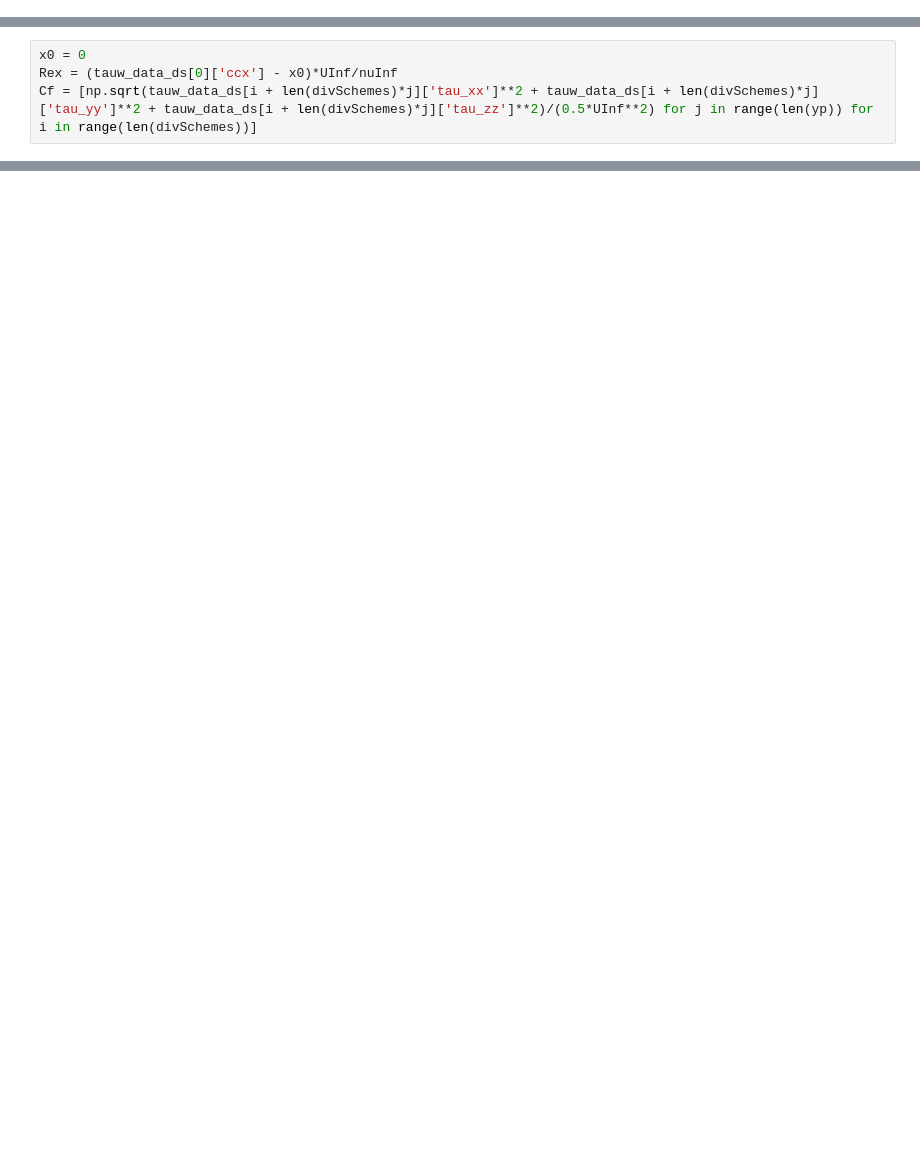
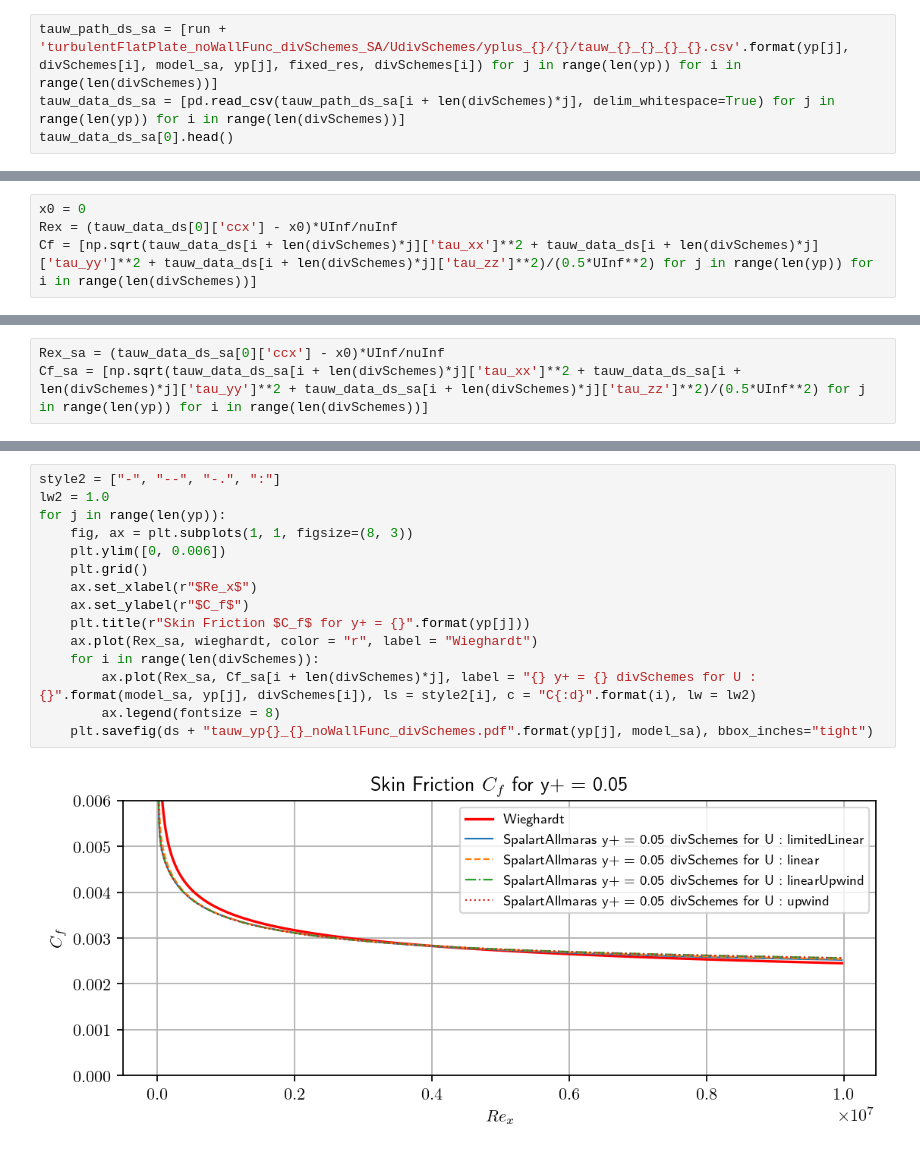
Before and after one commit to AndreWeiner/wall_modeling, a Jupyter notebook: notebooks/PlotCf_divSchemes.ipynb, the cells around one changed output, grey strips where cells are left out. Cells and saved outputs as stored; diff of their text form; blank space fills up the shorter version.

```diff
--- a/notebooks/PlotCf_divSchemes.ipynb
+++ b/notebooks/PlotCf_divSchemes.ipynb
@@ -57,0 +63,4 @@ tauw_data_ds[0].head()
+# %%
+tauw_path_ds_sa = [run + 'turbulentFlatPlate_noWallFunc_divSchemes_SA/UdivSchemes/yplus_{}/{}/tauw_{}_{}_{}_{}.csv'.format(yp[j], divSchemes[i], model_sa, yp[j], fixed_res, divSchemes[i]) for j in range(len(yp)) for i in range(len(divSchemes))]
+tauw_data_ds_sa = [pd.read_csv(tauw_path_ds_sa[i + len(divSchemes)*j], delim_whitespace=True) for j in range(len(yp)) for i in range(len(divSchemes))]
+tauw_data_ds_sa[0].head()
@@ -64 +84,4 @@ Cf = [np.sqrt(tauw_data_ds[i + len(divSchemes)*j]['tau_xx']**2 + tauw_data_ds[i
+# %%
+Rex_sa = (tauw_data_ds_sa[0]['ccx'] - x0)*UInf/nuInf
+Cf_sa = [np.sqrt(tauw_data_ds_sa[i + len(divSchemes)*j]['tau_xx']**2 + tauw_data_ds_sa[i + len(divSchemes)*j]['tau_yy']**2 + tauw_data_ds_sa[i + len(divSchemes)*j]['tau_zz']**2)/(0.5*UInf**2) for j in range(len(yp)) for i in range(len(divSchemes))]
 # %% [markdown]
@@ -95,0 +125,17 @@ for j in range(len(yp)):
+# %%
+style2 = ["-", "--", "-.", ":"]
+lw2 = 1.0
+for j in range(len(yp)):
+    fig, ax = plt.subplots(1, 1, figsize=(8, 3))
+    plt.ylim([0, 0.006])
+    plt.grid()
+    ax.set_xlabel(r"$Re_x$")
+    ax.set_ylabel(r"$C_f$")
+    plt.title(r"Skin Friction $C_f$ for y+ = {}".format(yp[j]))
+    ax.plot(Rex_sa, wieghardt, color = "r", label = "Wieghardt")
+    for i in range(len(divSchemes)):
+        ax.plot(Rex_sa, Cf_sa[i + len(divSchemes)*j], label = "{} y+ = {} divSchemes for U : {}".format(model_sa, yp[j], divSchemes[i]), ls = style2[i], c = "C{:d}".format(i), lw = lw2)
+        ax.legend(fontsize = 8)
+    plt.savefig(ds + "tauw_yp{}_{}_noWallFunc_divSchemes.pdf".format(yp[j], model_sa), bbox_inches="tight")
+# %% [output]
+[figure, added]
```
Also changed, not shown: parts of 14 cells of this notebook.
